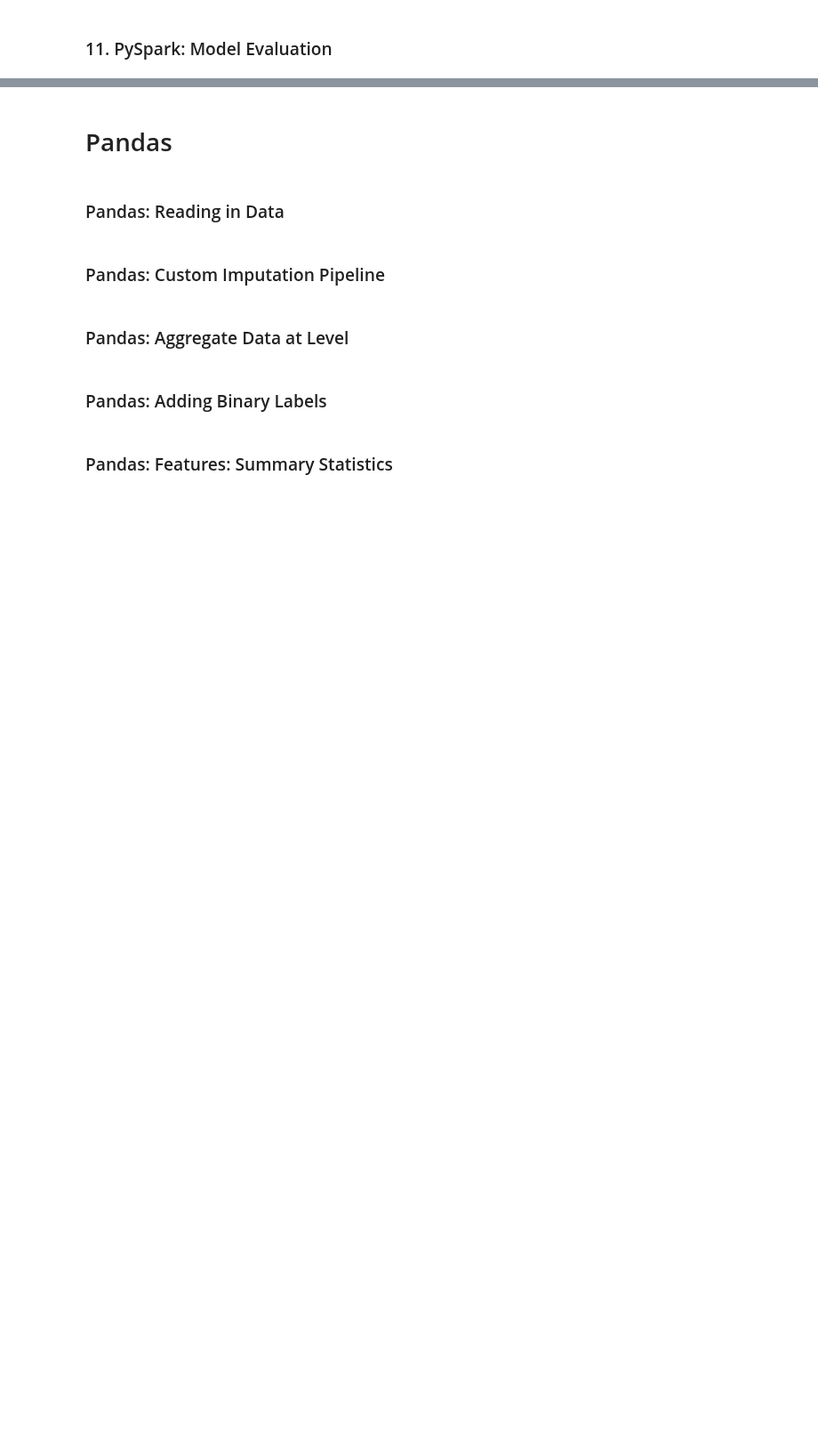
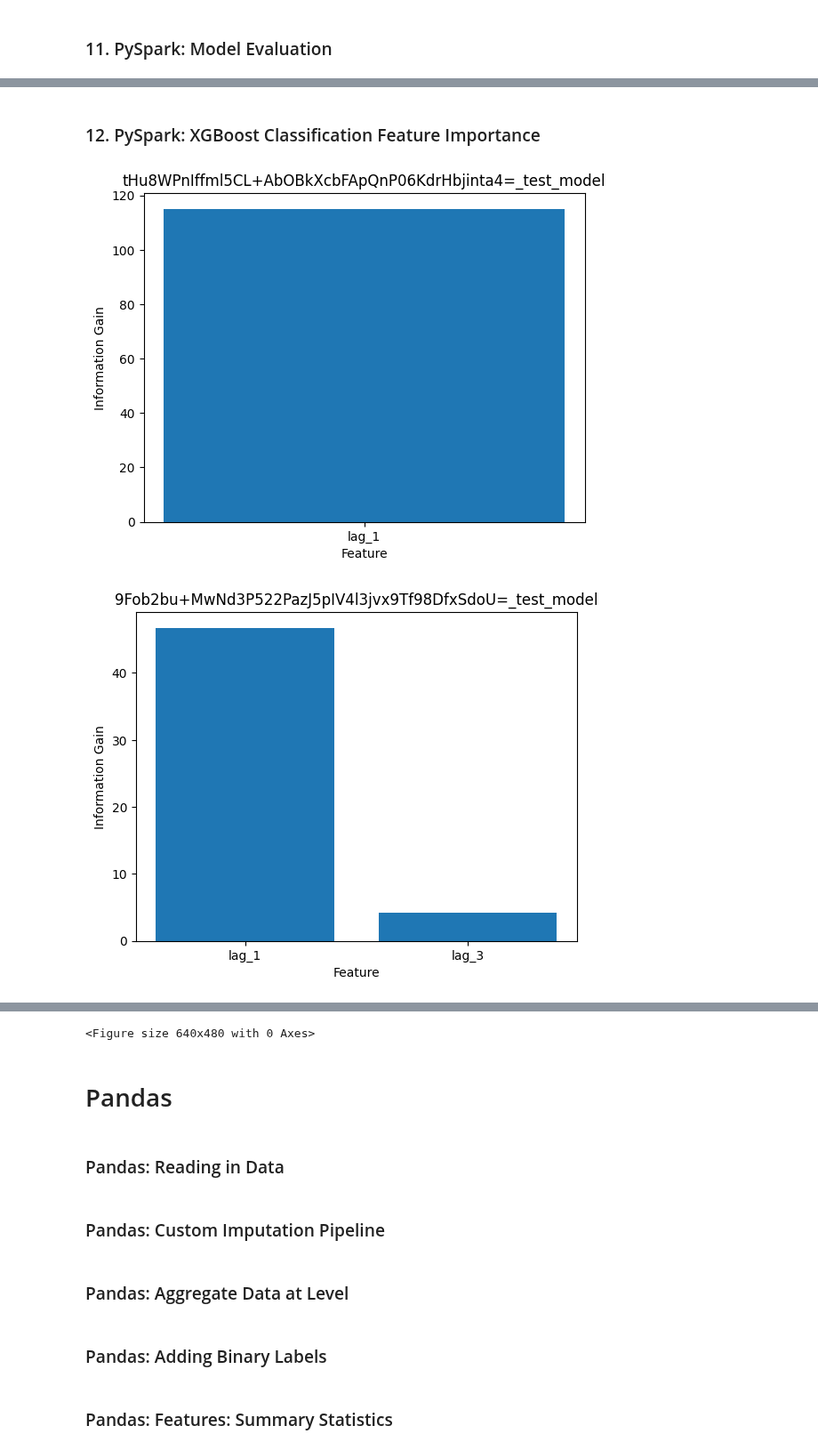
Before and after one commit to karinakanjaria/glucose-data-analysis, a Jupyter notebook: main.ipynb, the cells around one changed output, grey strips where cells are left out. Shown at 89% size. Cells and saved outputs as stored; diff of their text form; code cells hidden in the pictures; blank space fills up the shorter version.

Commit message:
information gain plotting feature and new input features

```diff
--- a/main.ipynb
+++ b/main.ipynb
@@ -61,6 +64,9 @@ xgboost_classification=XGBoost_Classification()
 
 # Classification Evaluation
 classification_evalaution_metrics=Classification_Evalaution_Metrics()
+
+# Model Plots Feature Importance
+xgboost_classification_plot=XGBoost_Classification_Plot()
 # %% [markdown]
 # PySpark
 # %% [markdown]
@@ -422,0 +430,7 @@ See the caveats in the documentation: https://pandas.pydata.org/pandas-docs/stab
+# %% [markdown]
+### 12. PySpark: XGBoost Classification Feature Importance
+# %%
+xgboost_classification_plot.read_model_plot_variance(model_storage_location=model_storage_location)
+# %% [output]
+[figure, added]
+[figure, added]
@@ -423,3 +438,4 @@ See the caveats in the documentation: https://pandas.pydata.org/pandas-docs/stab
+<Figure size 640x480 with 0 Axes>
 # %% [markdown]
 # Pandas
 # %% [markdown]
```
Also changed, not shown: parts of 12 cells of this notebook, 12 other files.
